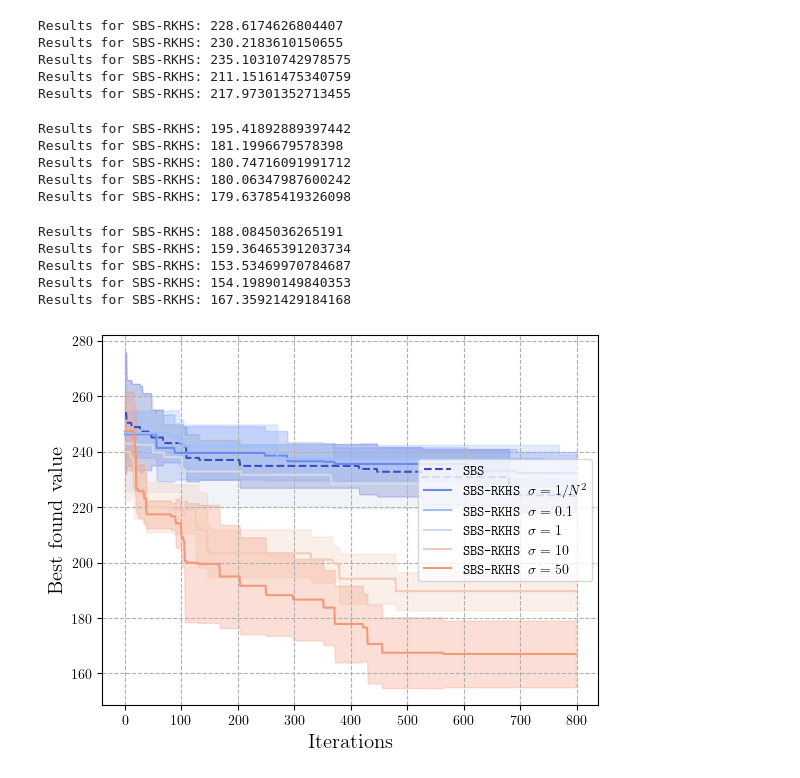
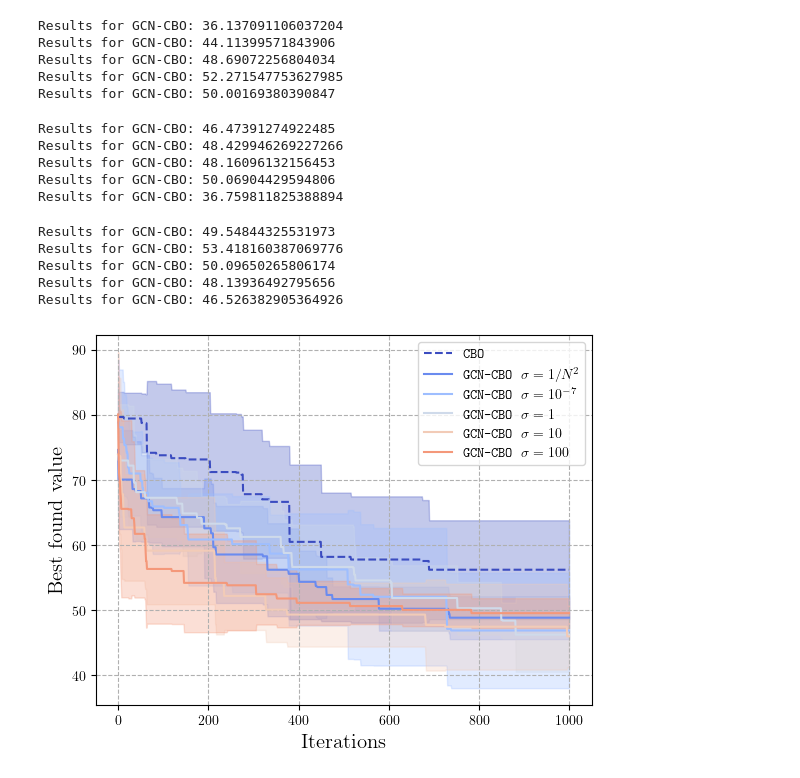
Before and after one commit to gaetanserre/GOB, a Jupyter notebook: exps/notebooks/RKHS.ipynb, the cells around one changed output. Saved outputs shown, nothing was run; the diff lists cells and outputs as text; code cells hidden in the pictures.

```diff
--- a/exps/notebooks/RKHS.ipynb
+++ b/exps/notebooks/RKHS.ipynb
@@ -72,7 +93,7 @@ mins_sigma = []
 for i in range(n_runs):
   f = wrapper(g)
 
-  opt = SBS_RKHS(bounds=bounds, n_particles=n_particles, iter=iter, sigma=sigma, sigma_noise=sigma, verbose=verbose)
+  opt = gcn_alg(bounds=bounds, n_particles=n_particles, iter=iter, sigma=sigma, sigma_noise=sigma, verbose=verbose)
   res = opt.minimize(f)
   print(f"Results for {opt}: {res[1]}")
   mins_sigma.append(f.get_min_per_iteration(n_particles)[:iter])
@@ -108,7 +129,7 @@ mins_sigma_1 = []
 for i in range(n_runs):
   f = wrapper(g)
 
-  opt = SBS_RKHS(bounds=bounds, n_particles=n_particles, iter=iter, sigma=sigma, sigma_noise=1, verbose=verbose)
+  opt = gcn_alg(bounds=bounds, n_particles=n_particles, iter=iter, sigma=sigma, sigma_noise=1, verbose=verbose)
   res = opt.minimize(f)
   print(f"Results for {opt}: {res[1]}")
   mins_sigma_1.append(f.get_min_per_iteration(n_particles)[:iter])
@@ -116,17 +137,17 @@ for i in range(n_runs):
 format_results(mins_sigma_1)
 mins_sigma_1 = np.array(mins_sigma_1)
 # %% [output]
-Results for SBS-RKHS: 228.6174626804407
-Results for SBS-RKHS: 230.2183610150655
-Results for SBS-RKHS: 235.10310742978575
-Results for SBS-RKHS: 211.15161475340759
-Results for SBS-RKHS: 217.97301352713455
+Results for GCN-CBO: 36.137091106037204
+Results for GCN-CBO: 44.11399571843906
+Results for GCN-CBO: 48.69072256804034
+Results for GCN-CBO: 52.271547753627985
+Results for GCN-CBO: 50.00169380390847
 # %%
 mins_sigma_10 = []
 for i in range(n_runs):
   f = wrapper(g)
 
-  opt = SBS_RKHS(bounds=bounds, n_particles=n_particles, iter=iter, sigma=sigma, sigma_noise=10, verbose=verbose)
+  opt = gcn_alg(bounds=bounds, n_particles=n_particles, iter=iter, sigma=sigma, sigma_noise=10, verbose=verbose)
   res = opt.minimize(f)
   print(f"Results for {opt}: {res[1]}")
   mins_sigma_10.append(f.get_min_per_iteration(n_particles)[:iter])
@@ -134,29 +155,29 @@ for i in range(n_runs):
 format_results(mins_sigma_10)
 mins_sigma_10 = np.array(mins_sigma_10)
 # %% [output]
-Results for SBS-RKHS: 195.41892889397442
-Results for SBS-RKHS: 181.1996679578398
-Results for SBS-RKHS: 180.74716091991712
-Results for SBS-RKHS: 180.06347987600242
-Results for SBS-RKHS: 179.63785419326098
+Results for GCN-CBO: 46.47391274922485
+Results for GCN-CBO: 48.429946269227266
+Results for GCN-CBO: 48.16096132156453
+Results for GCN-CBO: 50.06904429594806
+Results for GCN-CBO: 36.759811825388894
 # %%
-mins_sigma_50 = []
+mins_sigma_100 = []
 for i in range(n_runs):
   f = wrapper(g)
 
-  opt = SBS_RKHS(bounds=bounds, n_particles=n_particles, iter=iter, sigma=sigma, sigma_noise=50, verbose=verbose)
+  opt = gcn_alg(bounds=bounds, n_particles=n_particles, iter=iter, sigma=sigma, sigma_noise=100, verbose=verbose)
   res = opt.minimize(f)
   print(f"Results for {opt}: {res[1]}")
-  mins_sigma_50.append(f.get_min_per_iteration(n_particles)[:iter])
+  mins_sigma_100.append(f.get_min_per_iteration(n_particles)[:iter])
 
-format_results(mins_sigma_50)
-mins_sigma_50 = np.array(mins_sigma_50)
+format_results(mins_sigma_100)
+mins_sigma_100 = np.array(mins_sigma_100)
 # %% [output]
-Results for SBS-RKHS: 188.0845036265191
-Results for SBS-RKHS: 159.36465391203734
-Results for SBS-RKHS: 153.53469970784687
-Results for SBS-RKHS: 154.19890149840353
-Results for SBS-RKHS: 167.35921429184168
+Results for GCN-CBO: 49.54844325531973
+Results for GCN-CBO: 53.418160387069776
+Results for GCN-CBO: 50.09650265806174
+Results for GCN-CBO: 48.13936492795656
+Results for GCN-CBO: 46.526382905364926
 # %%
 latex_label = lambda s: r"\texttt{" + s.replace("_", r"\_") + "}"
 
@@ -166,43 +187,46 @@ c0 = cmap(0)
 c1 = cmap(0.15)
 c2 = cmap(0.30)
 c3 = cmap(0.45)
 c4 = cmap(0.60)
 c5 = cmap(0.75)
 
+alg_name = str(alg([]))
+gcn_alg_name = str(gcn_alg([]))
+
 mean = mins.mean(axis=0)
 std = mins.std(axis=0)
-plt.plot(mean, label=latex_label("SBS"), linestyle="--", color=c0)
+plt.plot(mean, label=latex_label(alg_name), linestyle="--", color=c0)
 plt.fill_between(range(iter), mean - std, mean + std, alpha=0.3, color=c0)
 
 mean = mins_sigma.mean(axis=0)
 std = mins_sigma.std(axis=0)
-plt.plot(mean, label=latex_label(r"SBS-RKHS $\sigma = 1 / N^2$"), linestyle="-", c=c1)
+plt.plot(mean, label=latex_label(gcn_alg_name + r" $\sigma = 1 / N^2$"), linestyle="-", c=c1)
 plt.fill_between(range(len(mean)), mean - std, mean + std, alpha=0.3, color=c1)
 
-mean = mins_sigma_01.mean(axis=0)
-std = mins_sigma_01.std(axis=0)
-plt.plot(mean, label=latex_label(r"SBS-RKHS $\sigma = 0.1$"), linestyle="-", c=c2)
+mean = mins_sigma_e7.mean(axis=0)
+std = mins_sigma_e7.std(axis=0)
+plt.plot(mean, label=latex_label(gcn_alg_name + r" $\sigma = 10^{-7}$"), linestyle="-", c=c2)
 plt.fill_between(range(iter), mean - std, mean + std, alpha=0.3, color=c2)
 
 mean = mins_sigma_1.mean(axis=0)
 std = mins_sigma_1.std(axis=0)
-plt.plot(mean, label=latex_label(r"SBS-RKHS $\sigma = 1$"), linestyle="-", c=c3)
+plt.plot(mean, label=latex_label(gcn_alg_name + r" $\sigma = 1$"), linestyle="-", c=c3)
 plt.fill_between(range(iter), mean - std, mean + std, alpha=0.3, color=c3)
 
 mean = mins_sigma_10.mean(axis=0)
 std = mins_sigma_10.std(axis=0)
-plt.plot(mean, label=latex_label(r"SBS-RKHS $\sigma = 10$"), linestyle="-", c=c4)
+plt.plot(mean, label=latex_label(gcn_alg_name + r" $\sigma = 10$"), linestyle="-", c=c4)
 plt.fill_between(range(iter), mean - std, mean + std, alpha=0.3, color=c4)
 
-mean = mins_sigma_50.mean(axis=0)
-std = mins_sigma_50.std(axis=0)
-plt.plot(mean, label=latex_label(r"SBS-RKHS $\sigma = 50$"), linestyle="-", c=c5)
+mean = mins_sigma_100.mean(axis=0)
+std = mins_sigma_100.std(axis=0)
+plt.plot(mean, label=latex_label(gcn_alg_name + r" $\sigma = 100$"), linestyle="-", c=c5)
 plt.fill_between(range(iter), mean - std, mean + std, alpha=0.3, color=c5)
 
 plt.xlabel(r"$\textrm{Iterations}$", fontsize=15)
 plt.ylabel(r"$\textrm{Best found value}$", fontsize=15)
 plt.grid(linestyle="--")
-plt.legend(loc="right")
-plt.savefig(f"sbs_vs_rkhs_{g.name}.pdf", bbox_inches="tight")
+plt.legend()
+plt.savefig(f"{alg_name}_vs_gcn_{g.name}.pdf", bbox_inches="tight")
 # %% [output]
-[figure, old version]
+[figure, new version]
```
Also changed, not shown: parts of 6 cells of this notebook, 5 other files.
